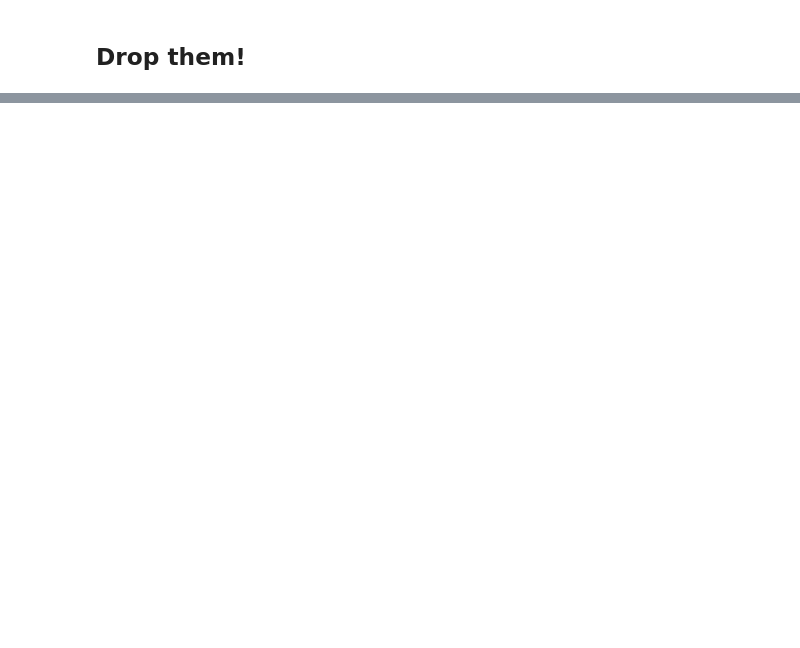
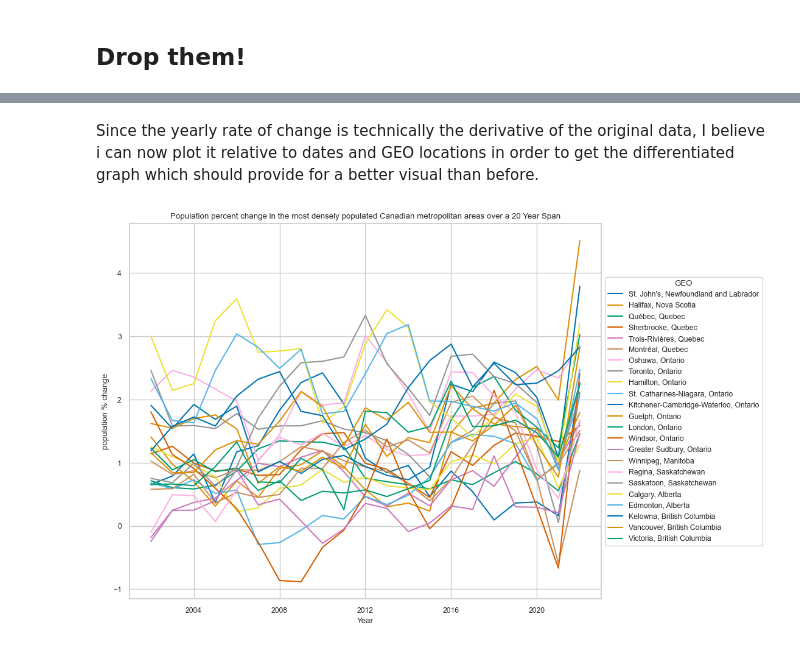
Before and after one commit to ubco-W2022T2-data301/project-group-group01, a Jupyter notebook: analysis/Logananalysis2.ipynb, the cells around one changed output, grey strips where cells are left out. Drawn from its saved outputs; the diff is of its cells as text; code cells hidden in the pictures; blank space fills up the shorter version.

```diff
--- a/analysis/Logananalysis2.ipynb
+++ b/analysis/Logananalysis2.ipynb
@@ -547,0 +526,8 @@ Awesome. Thats a wrap for the PopEstimate dataset wrangling, now my groupmates h
+# %%
+rate_change_per_year = pd.DataFrame()
+for city in PE_Wrangled_Final_all_ages["GEO"].unique():
+    city_list = PE_Wrangled_Final_all_ages.loc[PE_Wrangled_Final_all_ages['GEO'] == city].copy()
+    city_list['RATE'] = city_list['VALUE'].pct_change() * 100
+    city_list = city_list.dropna()
+    rate_change_per_year = pd.concat([rate_change_per_year, city_list], axis=0)
+rate_change_per_year.drop(columns=['index'])
@@ -547,0 +589,16 @@ Awesome. Thats a wrap for the PopEstimate dataset wrangling, now my groupmates h
+# %% [markdown]
+Since the yearly rate of change is technically the derivative of the original data, I believe i can now plot it relative to dates and GEO locations in order to get the differentiated graph which should provide for a better visual than before.
+# %%
+
+sns.set_style("whitegrid")
+plt.figure(figsize=(10,8))
+
+pop = sns.lineplot(x='REF_DATE', y='RATE', hue='GEO', data=rate_change_per_year, palette='colorblind')
+
+plt.legend(title="GEO", loc="center left", bbox_to_anchor=(1, 0.5))
+plt.xlabel("Year")
+plt.ylabel("population % change")
+plt.title("Population percent change in the most densely populated Canadian metropolitan areas over a 20 Year Span")
+plt.show()
+# %% [output]
+[figure, added]
```
Also changed, not shown: parts of 29 cells of this notebook.
